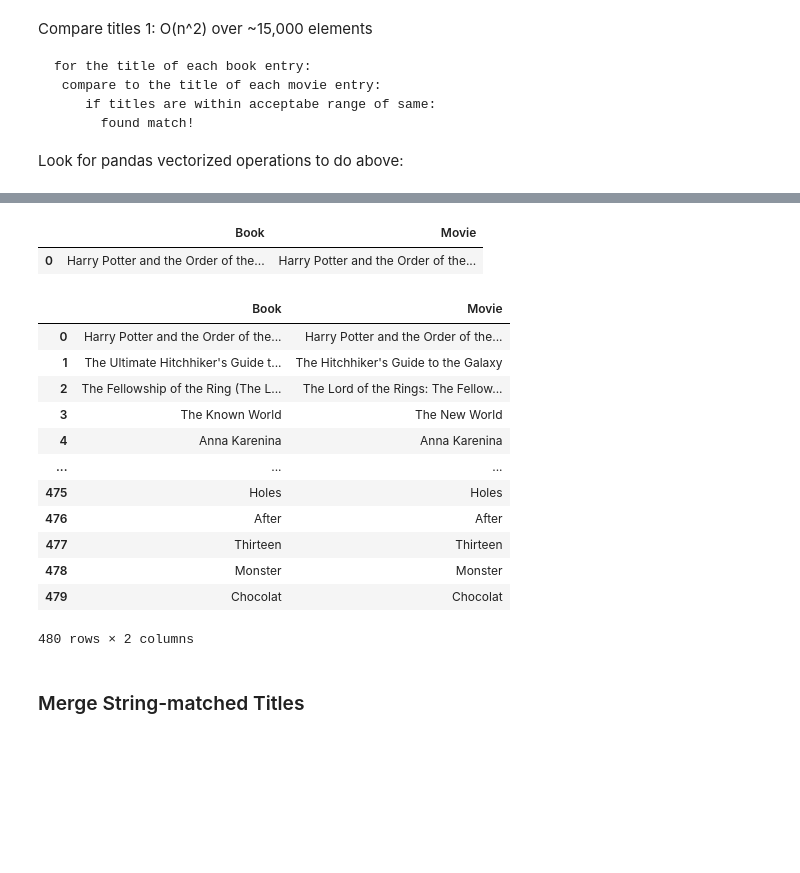
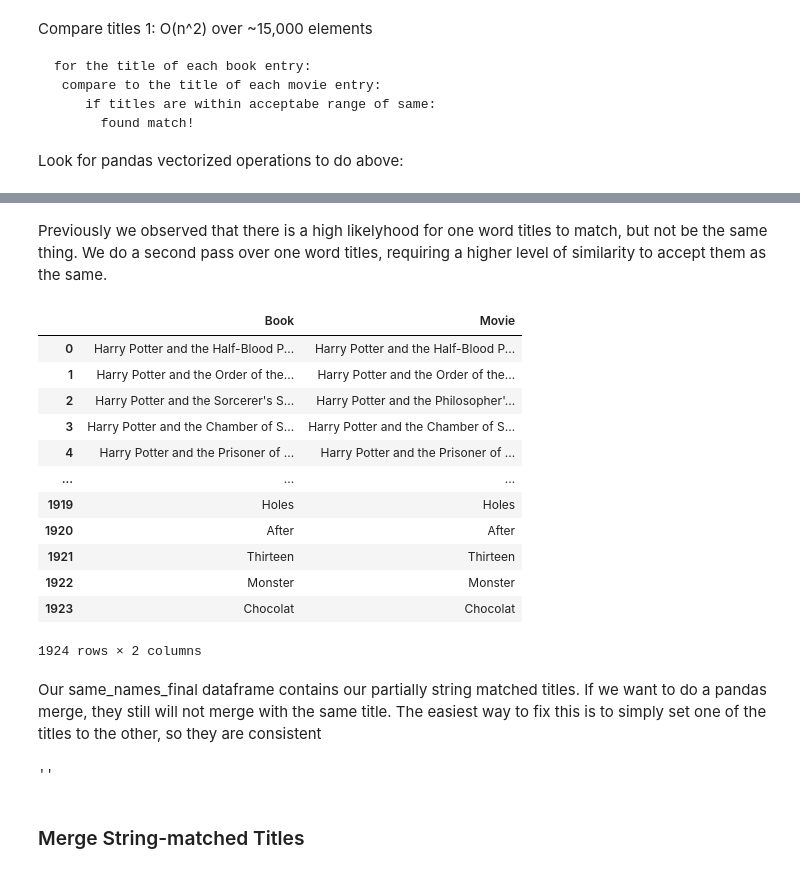
Before and after one commit to noahjett/Movie-Goodreads-Analysis, a Jupyter notebook: Book_Movie_Analysis.ipynb, the cells around one changed output, grey strips where cells are left out. Saved outputs shown, nothing was run; the diff lists cells and outputs as text; code cells hidden in the pictures; blank space fills up the shorter version.

```diff
--- a/Book_Movie_Analysis.ipynb
+++ b/Book_Movie_Analysis.ipynb
@@ -129,2 +148,0 @@ Changes language code 'en-US' to 'eng'
-# %%
-books.loc[(books['language_code'] == 'en-US'), 'language_code'] = 'eng'
@@ -131,3 +151,5 @@ books.loc[(books['language_code'] == 'en-US'), 'language_code'] = 'eng'
+# %%
+books = books.drop(columns=['bookID', 'isbn', 'isbn13', 'language_code'])
 # %%
 books.info()
 # %% [output]
@@ -196,3 +201,5 @@ movies.head(5)
+# %%
+movies = movies.drop(columns=['genres', 'homepage', 'id', 'original_language', 'production_countries'])
 # %%
 movies.info()
 # %% [output]
@@ -611,10 +515,12 @@ def find_matches(df, column, string_to_match, min_ratio):
 # %%
+
 matches_dict = {}
 # smaller_book_section works
 for i in books['title']:
-  tmp = find_matches(movies, column='title', string_to_match=str(i),min_ratio=85)
+  tmp = find_matches(movies, column='title', string_to_match=str(i),min_ratio=70)
   if tmp != []:
     matches_dict[i] = tmp
+
 
 # takes ~11 minutes
 
@@ -642,6 +548,3 @@ same_names
-# %%
-same_names[same_names['Book'].str.contains('Potter')]
-# %% [output]
-|  | Book | Movie |
-| 0 | Harry Potter and the Order of the... | Harry Potter and the Order of the... |
+# %% [markdown]
+Previously we observed that there is a high likelyhood for one word titles to match, but not be the same thing. We do a second pass over one word titles, requiring a higher level of similarity to accept them as the same.
 # %%
@@ -662,26 +566,27 @@ one_word_df
 one_word_df.columns = ['Book', 'Movie']
 #one_word_df
 # %%
+# grab more than one word titles
 same_names_no_ones = same_names[same_names['Book'].str.split().str.len() > 1]
 
-# can later choose to drop one word titles completely
-same_names_final = pd.concat([same_names_no_ones, one_word_df],sort=True).drop_duplicates().reset_index(drop=True)
+# combine highly likely one-word titles and more than one word titles
+same_names_final = pd.concat([same_names_no_ones, one_word_df],sort=True).reset_index(drop=True)
 
 
 # *********
 # Final title matched dataframe
 same_names_final
 # %% [output]
 |  | Book | Movie |
-| 0 | Harry Potter and the Order of the... | Harry Potter and the Order of the... |
-| 1 | The Ultimate Hitchhiker's Guide t... | The Hitchhiker's Guide to the Galaxy |
-| 2 | The Fellowship of the Ring (The L... | The Lord of the Rings: The Fellow... |
-| 3 | The Known World | The New World |
-| 4 | Anna Karenina | Anna Karenina |
+| 0 | Harry Potter and the Half-Blood P... | Harry Potter and the Half-Blood P... |
+| 1 | Harry Potter and the Order of the... | Harry Potter and the Order of the... |
+| 2 | Harry Potter and the Sorcerer's S... | Harry Potter and the Philosopher'... |
+| 3 | Harry Potter and the Chamber of S... | Harry Potter and the Chamber of S... |
+| 4 | Harry Potter and the Prisoner of ... | Harry Potter and the Prisoner of ... |
 | ... | ... | ... |
-| 475 | Holes | Holes |
-| 476 | After | After |
-| 477 | Thirteen | Thirteen |
-| 478 | Monster | Monster |
-| 479 | Chocolat | Chocolat |
+| 1919 | Holes | Holes |
+| 1920 | After | After |
+| 1921 | Thirteen | Thirteen |
+| 1922 | Monster | Monster |
+| 1923 | Chocolat | Chocolat |
-480 rows × 2 columns
+1924 rows × 2 columns
@@ -687,0 +595,2 @@ same_names_final
+# %% [markdown]
+Our same_names_final dataframe contains our partially string matched titles. If we want to do a pandas merge, they still will not merge with the same title. The easiest way to fix this is to simply set one of the titles to the other, so they are consistent
@@ -702,3 +617,10 @@ get_matched_movies = movies[movies['title'].isin(movie_to_list)]
+# %%
+# potentially unnecessary sorting step
+get_matched_movies.sort_values(by='title')
+get_matched_books.sort_values(by='title')
+;
+# %% [output]
+''
 # %% [markdown]
 ### Merge String-matched Titles
 # %%
```
Also changed, not shown: parts of 141 cells of this notebook.
